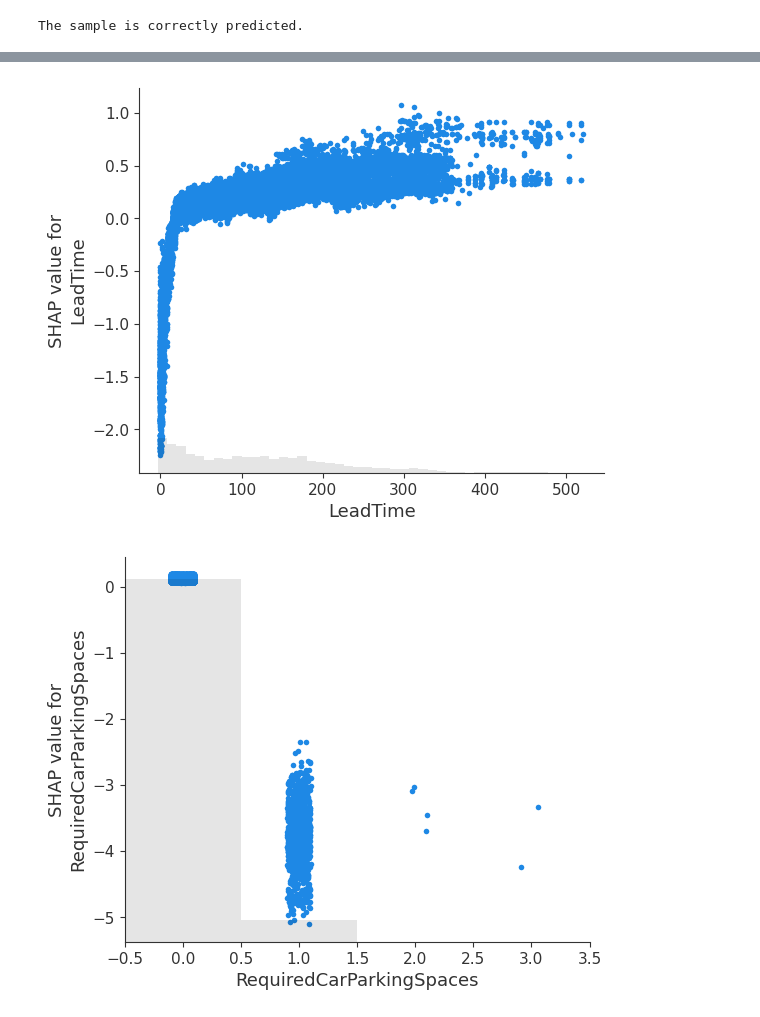
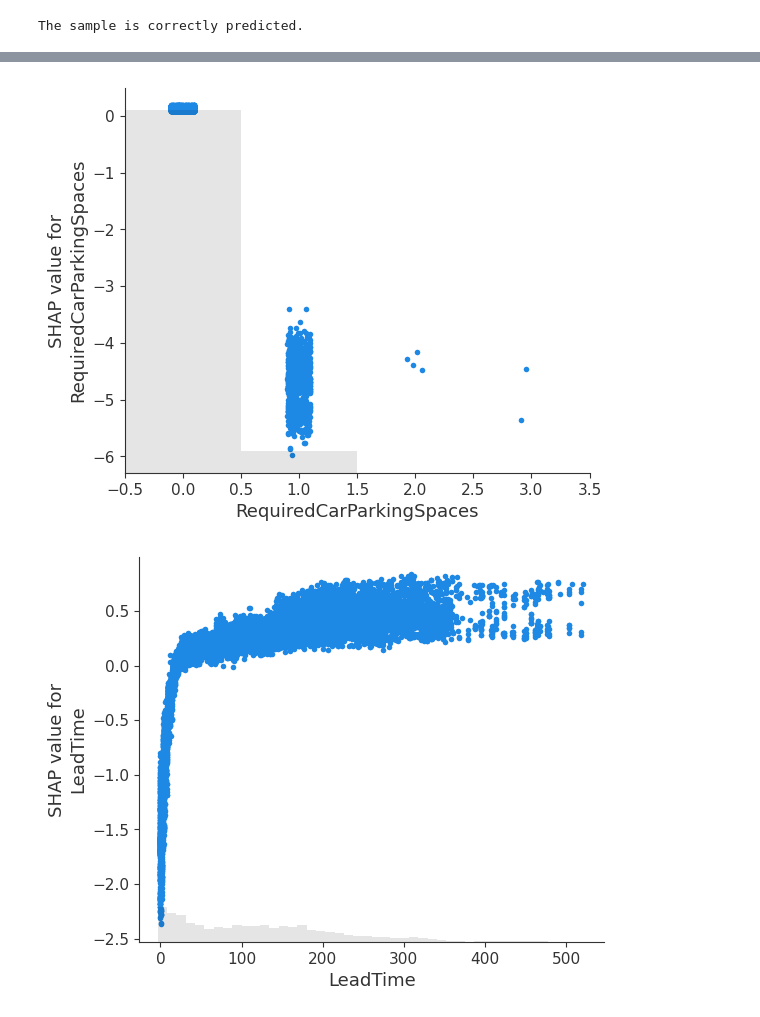
Before and after one commit to Cyrena-um/XGboost-demo-for-hotel-booking-cancellation, a Jupyter notebook: xgboost_demo.ipynb, the cells around one changed output, grey strips where cells are left out. Cells and saved outputs as stored; diff of their text form; code cells hidden in the pictures.

```diff
--- a/xgboost_demo.ipynb
+++ b/xgboost_demo.ipynb
@@ -865,0 +869,4 @@ eli5.show_weights(perm, feature_names=X_test.columns.values)
+# %%
+## DataFrame format
+df_perm = eli5.explain_weights_df(perm, feature_names=X_test.columns.values)
+df_perm
@@ -874,3 +917,10 @@ selected_columns =['TotalOfSpecialRequests', 'Agent_9', 'Country_PRT', 'LeadTime
+# %%
+## Combine manually_selected_columns and pos_list
+selected_columns = pos_list.copy()
+
+for feature in manually_selected_columns:
+    if feature not in selected_columns:
+        selected_columns.append(feature)
 # %%
 df_selected = df_encoded[selected_columns]
 df_selected
@@ -901,20 +951,20 @@ X_train, X_val, y_train, y_val  = train_test_split(X_train_temp, y_train_temp, r
 # %%
 # use gridsearchcv to train exhaustively
 param_grid = {
-    'max_depth': [2, 3, 5],
+    'max_depth': [2, 3, 4],
     'learning_rate': [0.1, 0.125, 0.15],
-    'gamma': [0.5, 0.75, 1, 1.25],
-    'reg_lambda': [2, 3, 5]}
+    'gamma': [0.5, 0.75, 1],
+    'reg_lambda': [2, 3, 4],
+    'reg_alpha':[0, 1, 2, 3]}
 
 optimal_params = GridSearchCV(
     estimator=xgb.XGBClassifier(objective='binary:logistic',
                                 seed=42,
-                                early_stopping_rounds=10,
+                                early_stopping_rounds=20,
                                 eval_metric='aucpr',
 
                                 subsample=0.9,
-                                colsample_bytree=0.8,
-                                tree_method='hist'),
+                                colsample_bytree=0.8),
 
     param_grid=param_grid,
     scoring='average_precision',
@@ -951,20 +1001,20 @@ Fitting 5 folds for each of 108 candidates, totalling 540 fits
 # %%
 # retrain
 param_grid = {
-    'max_depth': [5, 7, 9],
-    'learning_rate': [0.15, 0.2],
-    'gamma': [0.2, 0.3, 0.4, 0.5],
-    'reg_lambda': [3]}
+    'max_depth': [4, 5, 6],
+    'learning_rate': [0.125],
+    'gamma': [1, 1.25],
+    'reg_lambda': [4, 5],
+    'reg_alpha':[1]}
 
 optimal_params = GridSearchCV(
     estimator=xgb.XGBClassifier(objective='binary:logistic',
                                 seed=42,
-                                early_stopping_rounds=10,
+                                early_stopping_rounds=20,
                                 eval_metric='aucpr',
 
                                 subsample=0.9,
-                                colsample_bytree=0.8,
-                                tree_method='hist'),
+                                colsample_bytree=0.8),
 
     param_grid=param_grid,
     scoring='average_precision',
@@ -1198,6 +1248,6 @@ shap.plots.waterfall(shap_values[second_true_index])
 # %%
-feature_list = ['TotalOfSpecialRequests', 'Country_PRT', 'Agent_9', 'LeadTime', 'RequiredCarParkingSpaces',
-                'Agent_240', 'MarketSegment_Offline TA/TO', 'CustomerType_Transient', 'ADR']
+feature_list = ['TotalOfSpecialRequests', 'Country_PRT', 'Agent_9','RequiredCarParkingSpaces',  'LeadTime',
+                'Agent_240', 'MarketSegment_Online TA', 'CustomerType_Transient', 'ADR']
 for feature in feature_list:
     shap.plots.scatter(shap_values[:, feature])
 # %% [output]
@@ -1207,2 +1257,2 @@ for feature in feature_list:
-[figure, old version]
+[figure, new version]
-[figure, old version]
+[figure, new version]
```
Also changed, not shown: parts of 31 cells of this notebook.
